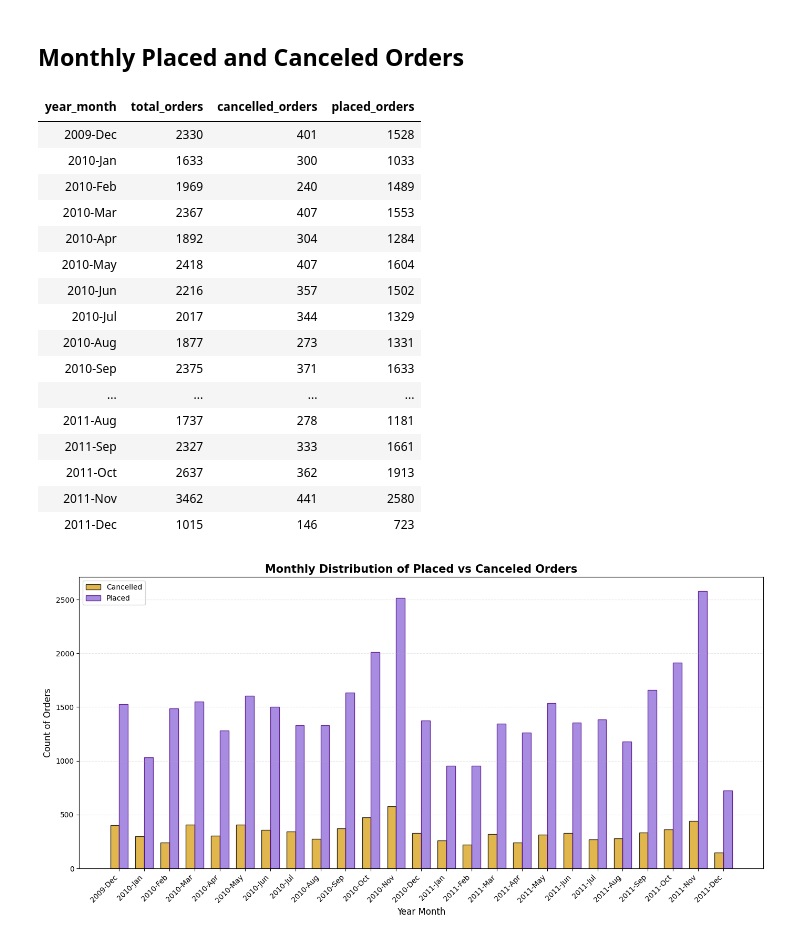
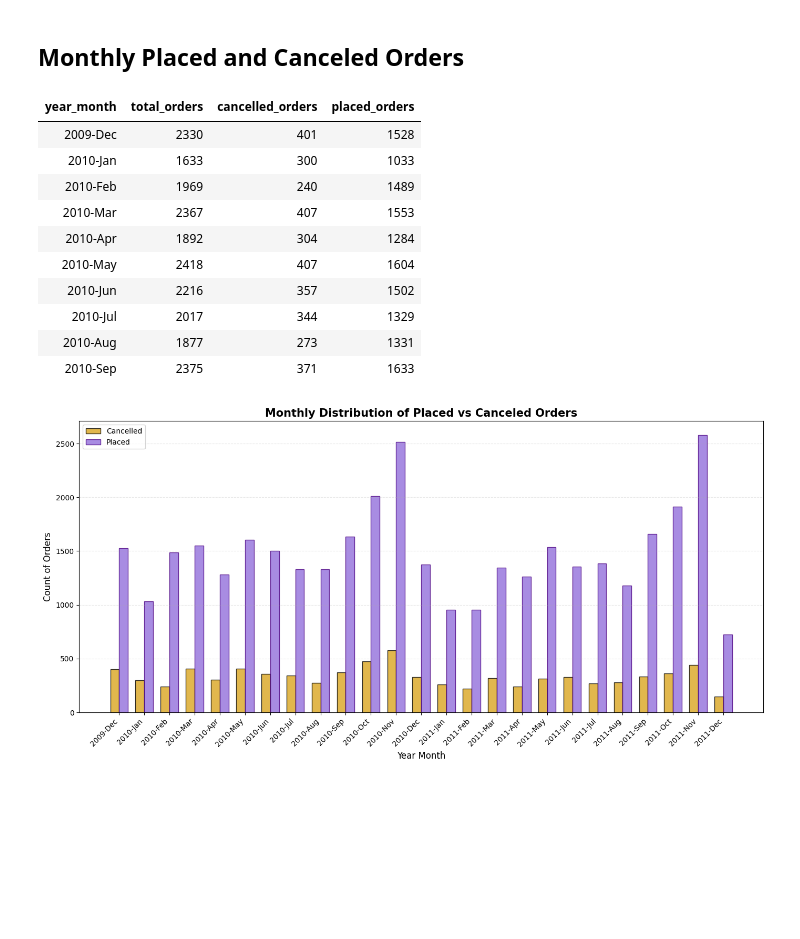
Before and after one commit to jarviscanada/jarvis_data_eng_SumikshTrehan, a Jupyter notebook: spark/notebook/Retail Data Analytics with PySpark.ipynb, the cells around one changed output. Cells and saved outputs as stored; diff of their text form; code cells hidden in the pictures; blank space fills up the shorter version.

Commit message:
refact(python): limited the dataframe

```diff
--- a/spark/notebook/Retail Data Analytics with PySpark.ipynb
+++ b/spark/notebook/Retail Data Analytics with PySpark.ipynb
@@ -115,40 +115,34 @@ root
 # %%
 # 1. Flag cancelled orders (Invoices starting with 'C')
 retail_df = retail_df.withColumn("is_cancelled", F.col("invoice_no").startswith("C"))
 
 # 2. Aggregate counts per month
 # We use both columns: 'month_start' for chronological sorting and 'year_month' for the label
 monthly_df = retail_df.groupBy("month_start", "year_month").agg(
     F.countDistinct("invoice_no").alias("total_orders"),
     F.countDistinct(F.when(F.col("is_cancelled") == True, F.col("invoice_no"))).alias("cancelled_orders")
 ).orderBy("month_start")
 
 # 3. Apply your logic: Placed = Total - (2 * Cancelled)
 monthly_df = monthly_df.withColumn("placed_orders",
     F.col("total_orders") - (2 * F.col("cancelled_orders"))
 )
 
 # 4. Final Display
 # We select only the columns needed for the chart/table
-display(monthly_df.select("year_month", "total_orders", "cancelled_orders", "placed_orders"))
+display(monthly_df.select("year_month", "total_orders", "cancelled_orders", "placed_orders").limit(10))
 # %% [output]
 | year_month | total_orders | cancelled_orders | placed_orders |
 | 2009-Dec | 2330 | 401 | 1528 |
 | 2010-Jan | 1633 | 300 | 1033 |
 | 2010-Feb | 1969 | 240 | 1489 |
 | 2010-Mar | 2367 | 407 | 1553 |
 | 2010-Apr | 1892 | 304 | 1284 |
 | 2010-May | 2418 | 407 | 1604 |
 | 2010-Jun | 2216 | 357 | 1502 |
 | 2010-Jul | 2017 | 344 | 1329 |
 | 2010-Aug | 1877 | 273 | 1331 |
 | 2010-Sep | 2375 | 371 | 1633 |
-| ... | ... | ... | ... |
-| 2011-Aug | 1737 | 278 | 1181 |
-| 2011-Sep | 2327 | 333 | 1661 |
-| 2011-Oct | 2637 | 362 | 1913 |
-| 2011-Nov | 3462 | 441 | 2580 |
-| 2011-Dec | 1015 | 146 | 723 |
 # %%
 # 1. Simplified: No need to re-format dates here anymore
 # 'year_month' is already in your Spark monthly_df as "2011-Jan"
```
